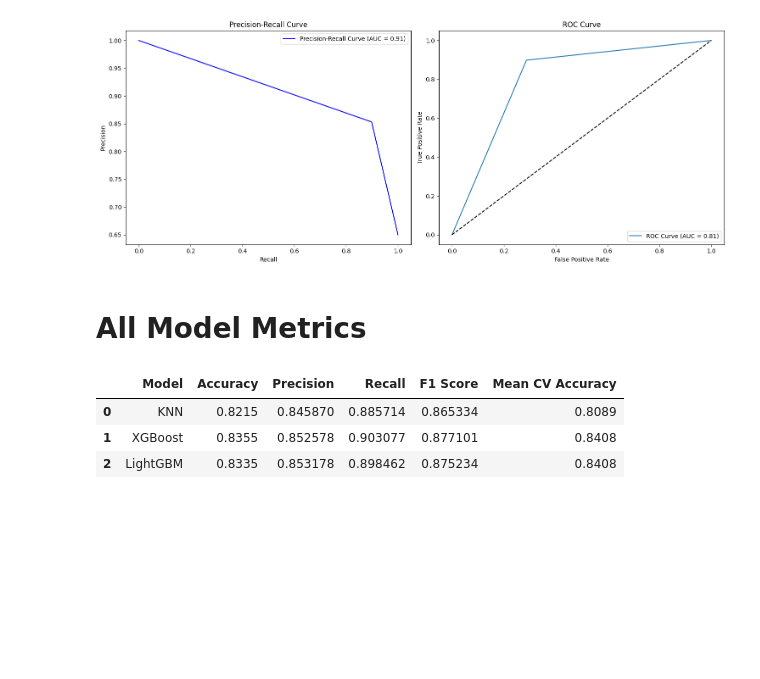
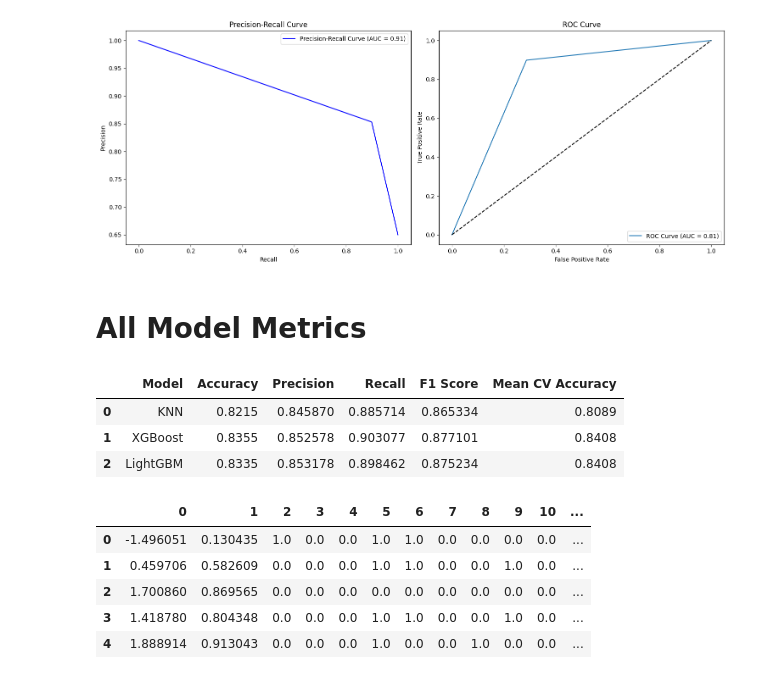
Before and after one commit to bobinsingh/Ad-Click-Prediction-MLOps, a Jupyter notebook: experiment_notebook/ad-click-prediction.ipynb, the cells around one changed output. Cells and saved outputs as stored; diff of their text form; code cells hidden in the pictures; blank space fills up the shorter version.

```diff
--- a/experiment_notebook/ad-click-prediction.ipynb
+++ b/experiment_notebook/ad-click-prediction.ipynb
@@ -1092,3 +1092,18 @@ all_metrics_df
 | 0 | KNN | 0.8215 | 0.845870 | 0.885714 | 0.865334 | 0.8089 |
 | 1 | XGBoost | 0.8355 | 0.852578 | 0.903077 | 0.877101 | 0.8408 |
 | 2 | LightGBM | 0.8335 | 0.853178 | 0.898462 | 0.875234 | 0.8408 |
+# %%
+import numpy as np
+import pandas as pd
+array = np.load('/home/bob/MLOps/Ad-Click-Prediction-MLOps/artifact/01_05_2025_17_50_52/data_transformation/transformed/train.npy')
+
+df = pd.DataFrame(array)
+# %%
+df.head()
+# %% [output]
+|  | 0 | 1 | 2 | 3 | 4 | 5 | 6 | 7 | 8 | 9 | 10 | ... |
+| 0 | -1.496051 | 0.130435 | 1.0 | 0.0 | 0.0 | 1.0 | 1.0 | 0.0 | 0.0 | 0.0 | 0.0 | ... |
+| 1 | 0.459706 | 0.582609 | 0.0 | 0.0 | 0.0 | 1.0 | 1.0 | 0.0 | 0.0 | 1.0 | 0.0 | ... |
+| 2 | 1.700860 | 0.869565 | 0.0 | 0.0 | 0.0 | 0.0 | 0.0 | 0.0 | 0.0 | 0.0 | 0.0 | ... |
+| 3 | 1.418780 | 0.804348 | 0.0 | 0.0 | 0.0 | 1.0 | 1.0 | 0.0 | 0.0 | 1.0 | 0.0 | ... |
+| 4 | 1.888914 | 0.913043 | 0.0 | 0.0 | 0.0 | 1.0 | 0.0 | 0.0 | 1.0 | 0.0 | 0.0 | ... |
```
Also changed, not shown: 9 other files.
